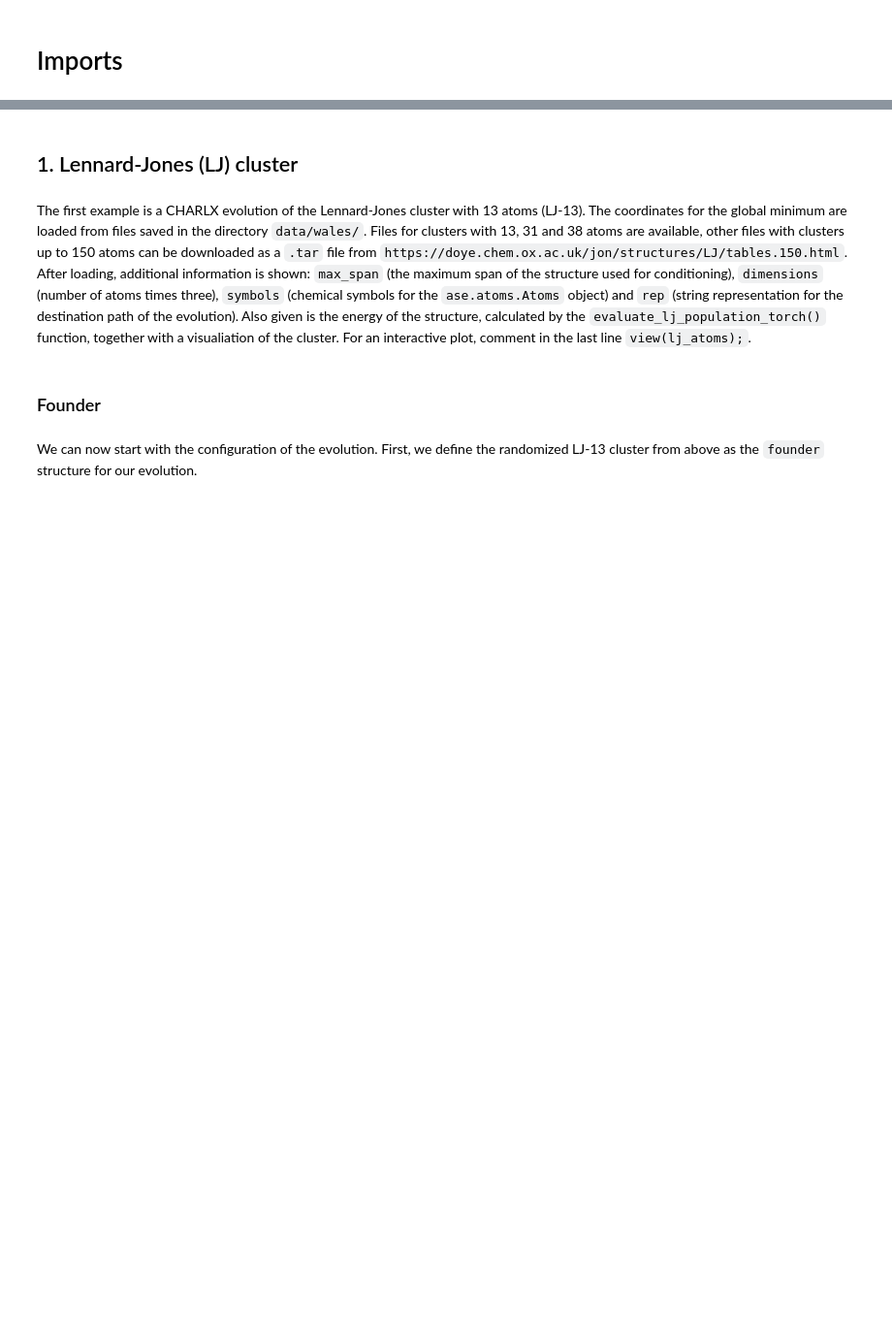
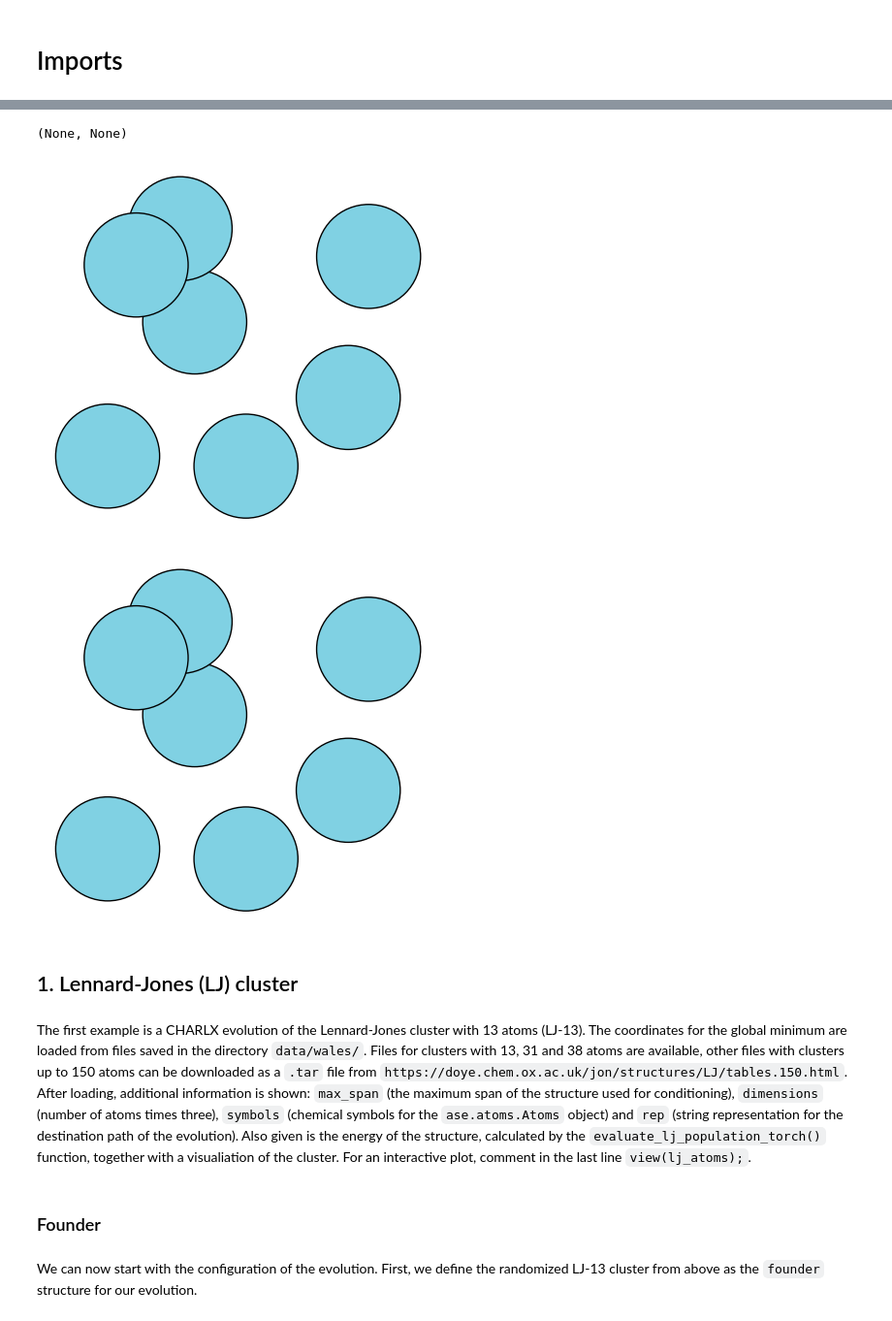
Before and after one commit to cimun/charlx_ts, a Jupyter notebook: test_run.ipynb, the cells around one changed output, grey strips where cells are left out. Shown at 97% size. Saved outputs shown, nothing was run; the diff lists cells and outputs as text; code cells hidden in the pictures; blank space fills up the shorter version.

```diff
--- a/test_run.ipynb
+++ b/test_run.ipynb
@@ -38,7 +38,7 @@ np.random.seed(SEED)
 torch.manual_seed(SEED);
 
 
-def plot_atoms_without_axes(atoms):
+def plot_atoms_without_axes(atoms, radii=None, rotation=None):
     fig, ax = plt.subplots()
-    plot_atoms(atoms, ax=ax);
+    plot_atoms(atoms, ax=ax, radii=radii, rotation=rotation);
     ax.axis("off")
@@ -47,3 +330,10 @@ cuequivariance or cuequivariance_torch is not available. Cuequivariance accelera
+# %%
+rotation = "90y"
+plot_atoms_without_axes(founder, radii=0.2, rotation=rotation), plot_atoms_without_axes(opt_atoms, radii=0.2, rotation=rotation)
+# %% [output]
+(None, None)
+[figure, added]
+[figure, added]
 # %% [markdown]
 ## 1. Lennard-Jones (LJ) cluster
 # %% [markdown]
```
Also changed, not shown: parts of 23 cells of this notebook.
